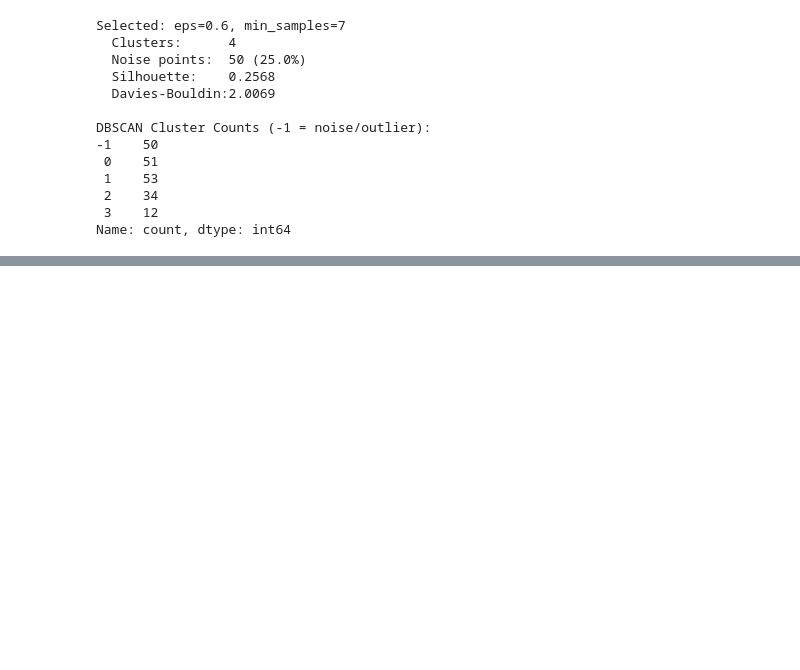
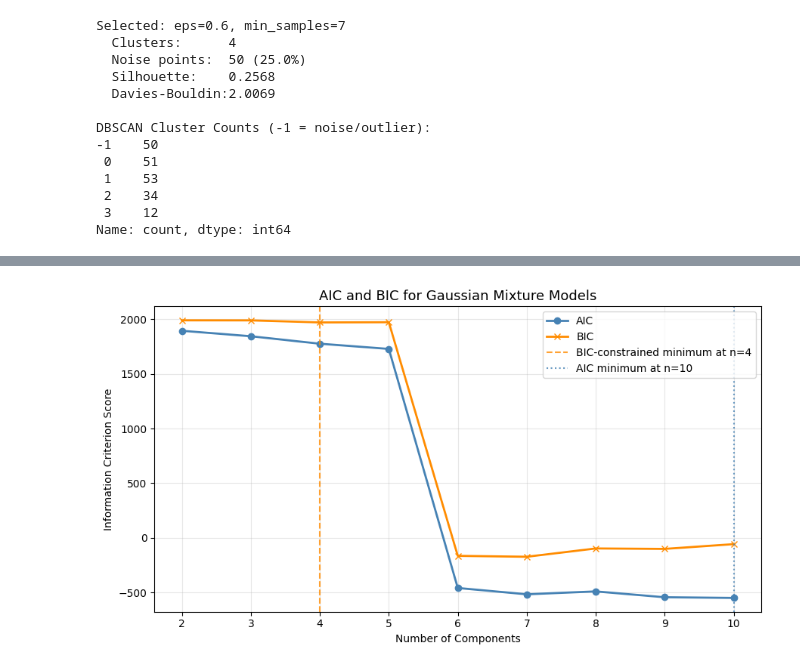
Before and after one commit to Safa30/CSE475_Machine_Learning, a Jupyter notebook: Lab/lab_2/Lab2_Unsupervised_Learning.ipynb, the cells around one changed output, grey strips where cells are left out. Cells and saved outputs as stored; diff of their text form; code cells hidden in the pictures; blank space fills up the shorter version.

```diff
--- a/Lab/lab_2/Lab2_Unsupervised_Learning.ipynb
+++ b/Lab/lab_2/Lab2_Unsupervised_Learning.ipynb
@@ -661,0 +761,19 @@ Name: count, dtype: int64
+# %%
+# AIC / BIC plot
+plt.figure(figsize=(9, 5))
+plt.plot(list(n_comp_range), aic_scores, label='AIC', marker='o',
+         color='steelblue', linewidth=2)
+plt.plot(list(n_comp_range), bic_scores, label='BIC', marker='x',
+         color='darkorange', linewidth=2)
+plt.axvline(x=optimal_n_bic, color='darkorange', linestyle='--', alpha=0.8,
+            label=f'BIC-constrained minimum at n={optimal_n_bic}')
+plt.axvline(x=optimal_n_aic, color='steelblue', linestyle=':', alpha=0.8,
+            label=f'AIC minimum at n={optimal_n_aic}')
+plt.xlabel('Number of Components')
+plt.ylabel('Information Criterion Score')
+plt.title('AIC and BIC for Gaussian Mixture Models', fontsize=13)
+plt.legend(); plt.grid(True, alpha=0.3)
+plt.tight_layout()
+plt.show()
+# %% [output]
+[figure, added]
```
Also changed, not shown: parts of 5 cells of this notebook.
